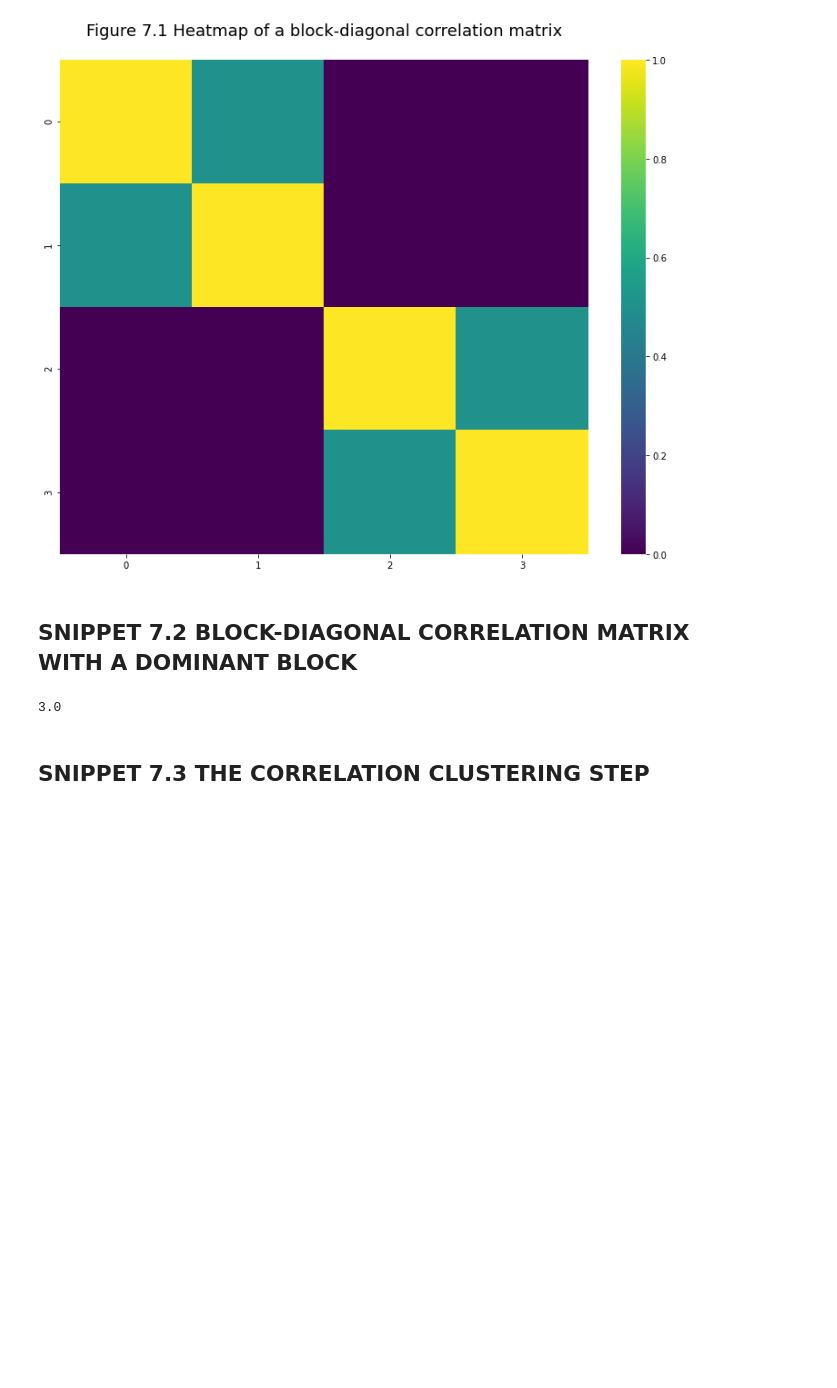
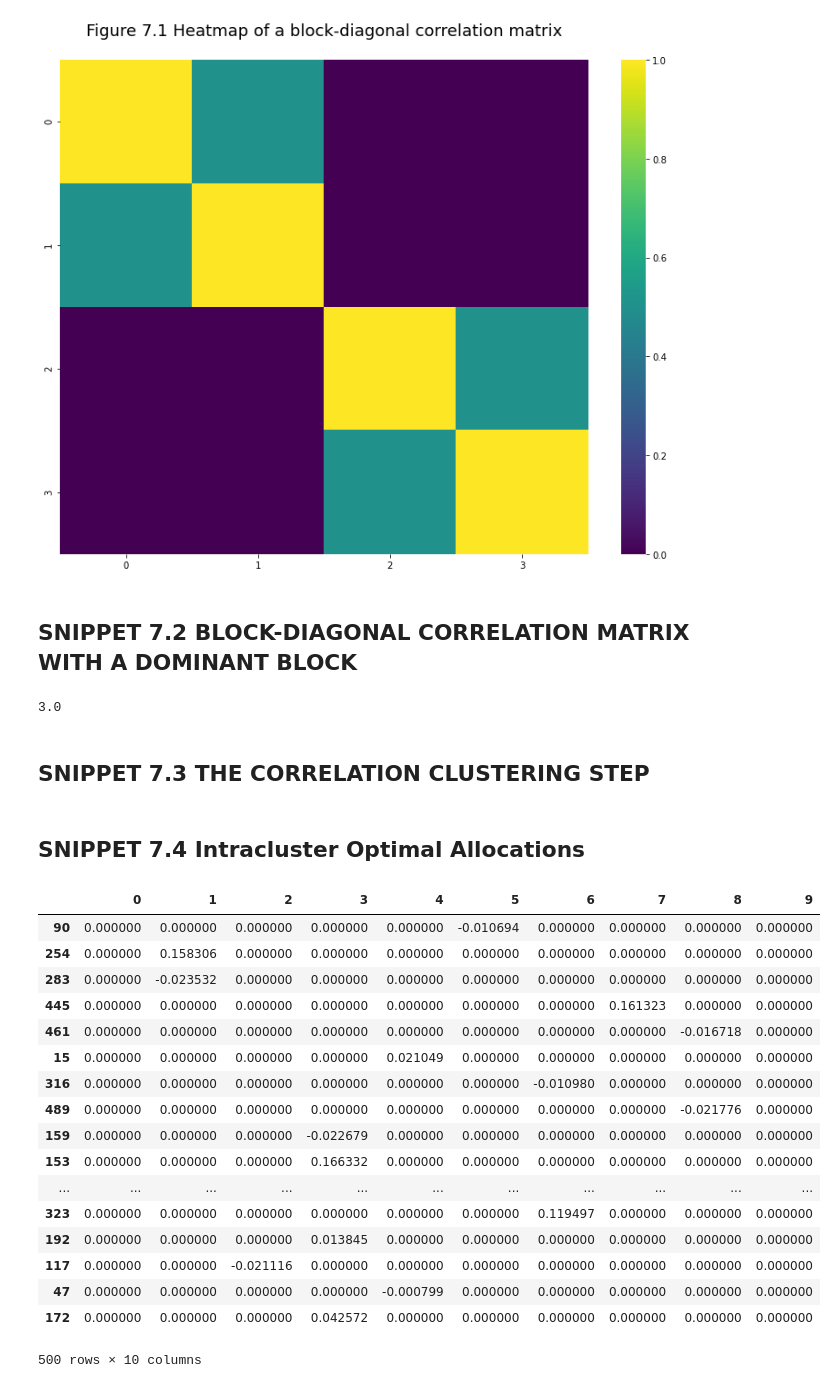
Before and after one commit to Eric-Kim-HY/machine-learning-for-asset-managers, a Jupyter notebook: notebook/Ch_07_Portfolio_Construction.ipynb, the cells around one changed output. Cells and saved outputs as stored; diff of their text form; code cells hidden in the pictures; blank space fills up the shorter version.

```diff
--- a/notebook/Ch_07_Portfolio_Construction.ipynb
+++ b/notebook/Ch_07_Portfolio_Construction.ipynb
@@ -286,4 +286,4 @@ cols = cov.columns
 cov1 = deNoiseCov(cov0, len(cols)/2, bWidth=0.01)
 cov1 = pd.DataFrame(cov1, index=cols, columns=cols)
 corr1 = cov2corr(cov1)
-corr1, clstrs,silh = clusterKMeansBase(corr1, maxNumClusters= int(corr0.shape[0]/2), n_init=10)
+corr1, clstrs,silh = clusterKMeansBase(corr1, maxNumClusters= int(corr1.shape[0]/2), n_init=10)
@@ -289,0 +292,41 @@ corr1, clstrs,silh = clusterKMeansBase(corr1, maxNumClusters= int(corr0.shape[0]
+# %% [markdown]
+## SNIPPET 7.4 Intracluster Optimal Allocations
+# %%
+# define snippet 2.10
+def optPort(cov, mu=None):
+    inv = np.linalg.inv(cov)
+    ones = np.ones(shape = (inv.shape[0], 1))
+    if mu is None :
+        mu = ones
+    w = np.dot(inv, mu)
+    w /= np.dot(ones.T, w)
+    return w
+minVarPort = optPort
+# %%
+wIntra = pd.DataFrame(0, index=cov1.index, columns=clstrs.keys())
+
+for i in clstrs :
+    wIntra.loc[clstrs[i], i] = minVarPort(cov1.loc[clstrs[i], clstrs[i]]).flatten()
+
+cov2 = wIntra.T.dot(np.dot(cov1, wIntra)) # reduced covariance matrix
+# %%
+wIntra
+# %% [output]
+|  | 0 | 1 | 2 | 3 | 4 | 5 | 6 | 7 | 8 | 9 |
+| 90 | 0.000000 | 0.000000 | 0.000000 | 0.000000 | 0.000000 | -0.010694 | 0.000000 | 0.000000 | 0.000000 | 0.000000 |
+| 254 | 0.000000 | 0.158306 | 0.000000 | 0.000000 | 0.000000 | 0.000000 | 0.000000 | 0.000000 | 0.000000 | 0.000000 |
+| 283 | 0.000000 | -0.023532 | 0.000000 | 0.000000 | 0.000000 | 0.000000 | 0.000000 | 0.000000 | 0.000000 | 0.000000 |
+| 445 | 0.000000 | 0.000000 | 0.000000 | 0.000000 | 0.000000 | 0.000000 | 0.000000 | 0.161323 | 0.000000 | 0.000000 |
+| 461 | 0.000000 | 0.000000 | 0.000000 | 0.000000 | 0.000000 | 0.000000 | 0.000000 | 0.000000 | -0.016718 | 0.000000 |
+| 15 | 0.000000 | 0.000000 | 0.000000 | 0.000000 | 0.021049 | 0.000000 | 0.000000 | 0.000000 | 0.000000 | 0.000000 |
+| 316 | 0.000000 | 0.000000 | 0.000000 | 0.000000 | 0.000000 | 0.000000 | -0.010980 | 0.000000 | 0.000000 | 0.000000 |
+| 489 | 0.000000 | 0.000000 | 0.000000 | 0.000000 | 0.000000 | 0.000000 | 0.000000 | 0.000000 | -0.021776 | 0.000000 |
+| 159 | 0.000000 | 0.000000 | 0.000000 | -0.022679 | 0.000000 | 0.000000 | 0.000000 | 0.000000 | 0.000000 | 0.000000 |
+| 153 | 0.000000 | 0.000000 | 0.000000 | 0.166332 | 0.000000 | 0.000000 | 0.000000 | 0.000000 | 0.000000 | 0.000000 |
+| ... | ... | ... | ... | ... | ... | ... | ... | ... | ... | ... |
+| 323 | 0.000000 | 0.000000 | 0.000000 | 0.000000 | 0.000000 | 0.000000 | 0.119497 | 0.000000 | 0.000000 | 0.000000 |
+| 192 | 0.000000 | 0.000000 | 0.000000 | 0.013845 | 0.000000 | 0.000000 | 0.000000 | 0.000000 | 0.000000 | 0.000000 |
+| 117 | 0.000000 | 0.000000 | -0.021116 | 0.000000 | 0.000000 | 0.000000 | 0.000000 | 0.000000 | 0.000000 | 0.000000 |
+| 47 | 0.000000 | 0.000000 | 0.000000 | 0.000000 | -0.000799 | 0.000000 | 0.000000 | 0.000000 | 0.000000 | 0.000000 |
+| 172 | 0.000000 | 0.000000 | 0.000000 | 0.042572 | 0.000000 | 0.000000 | 0.000000 | 0.000000 | 0.000000 | 0.000000 |
+500 rows × 10 columns
```
Also changed, not shown: parts of 13 cells of this notebook.
